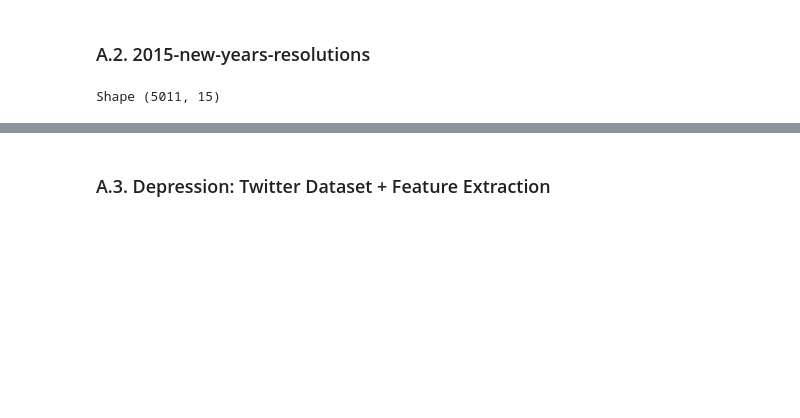
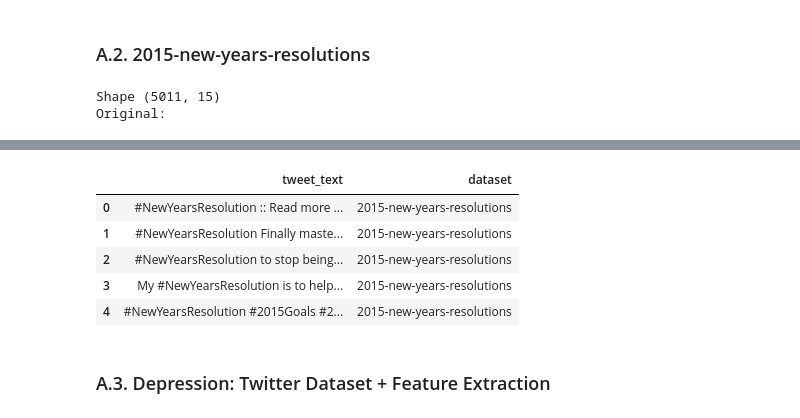
Before and after one commit to dhnhut/disaster-tweets, a Jupyter notebook: notebooks/1_2_extended_datasets.ipynb, the cells around one changed output, grey strips where cells are left out. Drawn from its saved outputs; the diff is of its cells as text; code cells hidden in the pictures; blank space fills up the shorter version.

```diff
--- a/notebooks/1_2_extended_datasets.ipynb
+++ b/notebooks/1_2_extended_datasets.ipynb
@@ -37,22 +42,40 @@ dataset_path = Path(os.getenv("DATASETS_PATH")) / 'Datasets for Balancing'
 # %%
 def load_dataset(
-    filepath: Path,
-    map_columns: dict[str, str] = {},
+    dataset: str,
+    file: str,
+    headers: list[str] = [],
     sep: str = ",",
     encoding: str = "utf-8",
     print_head: bool = True,
-    headers: list[str] = [],
+    map_columns: dict[str, str] = {},
     frac: float = 1.0,
 ) -> pd.DataFrame:
-    df = pd.read_csv(filepath, sep=sep, encoding=encoding, names=headers if headers else None, on_bad_lines='skip')
-    print(f"Shape {df.shape}")
+    filepath = dataset_path / dataset / file
+    df = pd.read_csv(
+        filepath,
+        sep=sep,
+        encoding=encoding,
+        names=headers if headers else None,
+        on_bad_lines="skip",
+    )
+    if print_head:
+        print(f"Shape {df.shape}")
+        print(f"Original:")
+        display(df.head())
+
+    # Rename columns if mapping is provided and select only the mapped columns
     if map_columns:
         df = df.rename(columns=map_columns)[list(map_columns.values())]
-    if print_head:
-        display(df.head())
+
+    # Sample the dataset if frac < 1.0
     if frac < 1.0:
         df = df.sample(frac=frac, random_state=config.RANDOM_SEED)
         print(f"Fraction Shape {df.shape}")
+
+    df["dataset"] = dataset
+
+    if print_head:
+        display(df.head())
     return df
 # %% [markdown]
 ### A.1. Sanders Analytics Sentiment-labelled tweets
@@ -72,17 +125,26 @@ Shape (5113, 5)
 ### A.2. 2015-new-years-resolutions
 # %%
 df_2 = load_dataset(
-    filepath=dataset_path / '2015-new-years-resolutions' / 'New-years-resolutions-DFE.csv',
-    encoding='latin-1'
+    dataset="2015-new-years-resolutions",
+    file="New-years-resolutions-DFE.csv",
+    encoding="latin-1",
+    map_columns={"text": "tweet_text"},
 )
 # %% [output]
 Shape (5011, 15)
+Original:
 |  | other_topic | resolution_topics | gender | name | Resolution_Category | retweet_count | text | ... |
 | 0 | Read moore books, read less faceb... | Eat healthier | female | Dena_Marina | Health & Fitness | 0.0 | #NewYearsResolution :: Read more ... | ... |
 | 1 | NaN | Humor about Personal Growth and I... | female | ninjagirl325 | Humor | 1.0 | #NewYearsResolution Finally maste... | ... |
 | 2 | NaN | Be More Confident | male | RickyDelReyy | Personal Growth | 0.0 | #NewYearsResolution to stop being... | ... |
 | 3 | Help More\nspread pet therapy|hel... | Other | male | CalmareNJ | Philanthropic | 0.0 | My #NewYearsResolution is to help... | ... |
 | 4 | NaN | Be more positive | female | welovatoyoudemi | Personal Growth | 0.0 | #NewYearsResolution #2015Goals #2... | ... |
+|  | tweet_text | dataset |
+| 0 | #NewYearsResolution :: Read more ... | 2015-new-years-resolutions |
+| 1 | #NewYearsResolution Finally maste... | 2015-new-years-resolutions |
+| 2 | #NewYearsResolution to stop being... | 2015-new-years-resolutions |
+| 3 | My #NewYearsResolution is to help... | 2015-new-years-resolutions |
+| 4 | #NewYearsResolution #2015Goals #2... | 2015-new-years-resolutions |
 # %% [markdown]
 ### A.3. Depression: Twitter Dataset + Feature Extraction
 # %%
```
Also changed, not shown: parts of 21 cells of this notebook, 4 other files.
